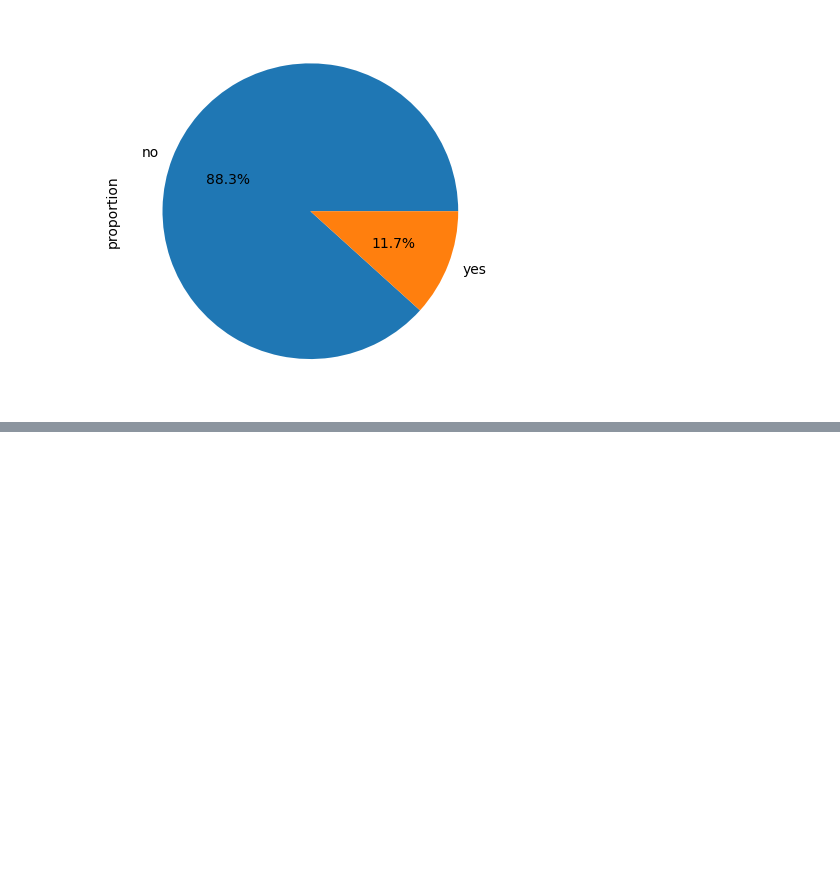
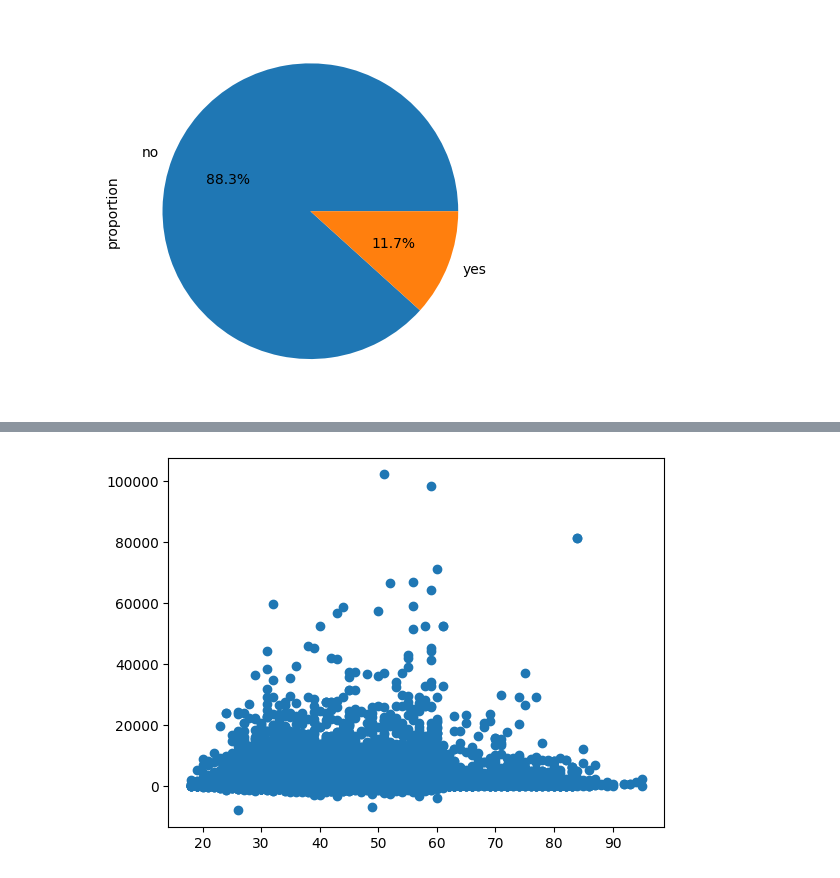
Before and after one commit to Rushank14/Python-Notebooks, a Jupyter notebook: notebooks/EDA.ipynb, the cells around one changed output, grey strips where cells are left out. Saved outputs shown, nothing was run; the diff lists cells and outputs as text; code cells hidden in the pictures; blank space fills up the shorter version.

```diff
--- a/notebooks/EDA.ipynb
+++ b/notebooks/EDA.ipynb
@@ -615,0 +629,5 @@ bank_target.response.value_counts(normalize=True).plot.pie(
+# %%
+plt.scatter(bank_target.age, bank_target.balance)
+plt.show()
+# %% [output]
+[figure, added]
```
Also changed, not shown: parts of 36 cells of this notebook, 1 other file.
